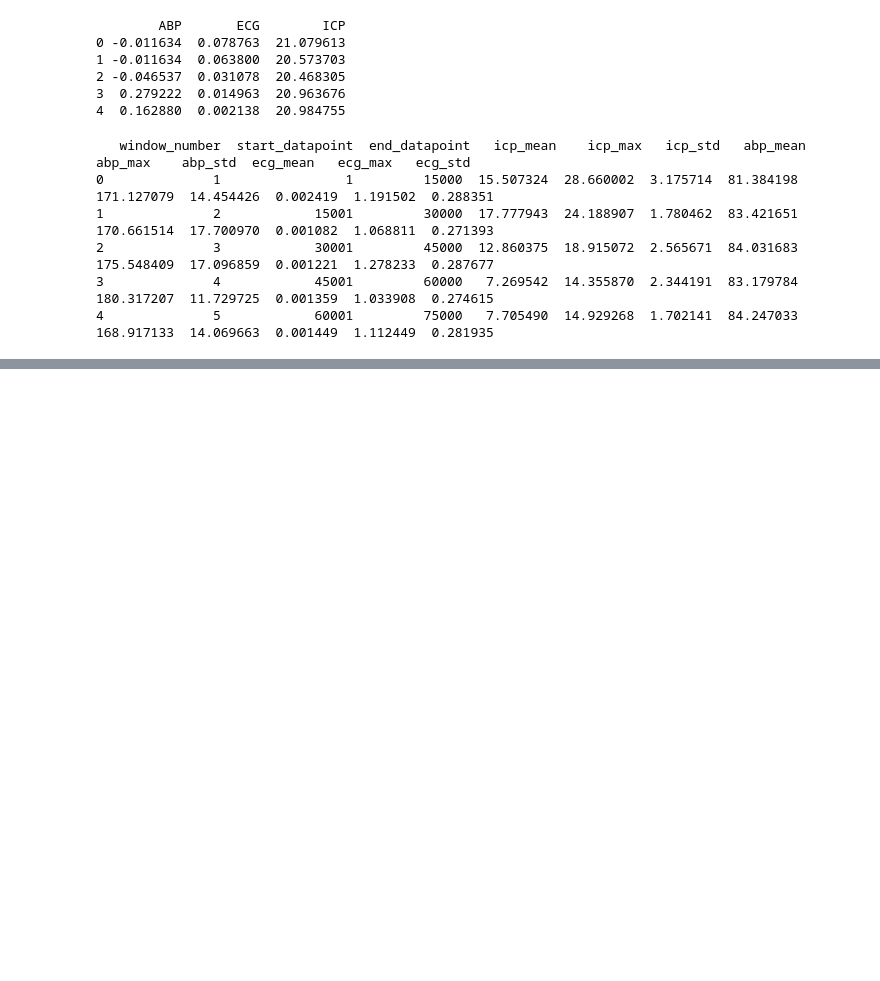
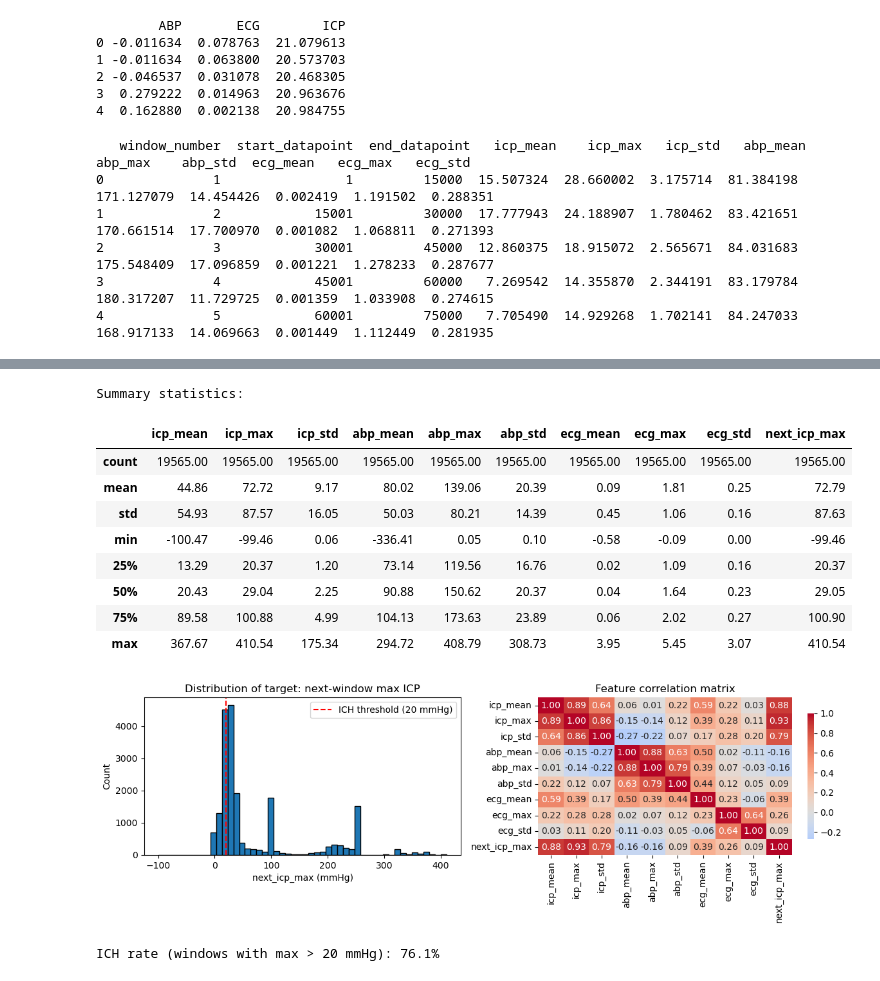
Before and after one commit to ajaybirh/ICPreg, a Jupyter notebook: ICP_reg.ipynb, the cells around one changed output, grey strips where cells are left out. Drawn from its saved outputs; the diff is of its cells as text; code cells hidden in the pictures; blank space fills up the shorter version.

```diff
--- a/ICP_reg.ipynb
+++ b/ICP_reg.ipynb
@@ -70,0 +149,12 @@ window_summary.head()
+# %%
+# Build the regression target PER patient so we never shift across patient boundaries.
+all_windows_df["next_icp_max"] = (
+    all_windows_df.groupby("patient_id")["icp_max"].shift(-1)
+)
+
+# Drop each patient's last window (no successor) and any rows with NaN features from std on single-row groups.
+regression_data_all = all_windows_df.dropna().reset_index(drop=True)
+
+print(f"Rows available for regression: {len(regression_data_all)}")
+print(regression_data_all["patient_id"].value_counts().sort_index())
+regression_data_all.head()
@@ -70,0 +184,47 @@ window_summary.head()
+# %%
+# ---- Descriptive statistics ----
+import matplotlib.pyplot as plt
+import seaborn as sns
+
+feature_cols = [
+    "icp_mean", "icp_max", "icp_std",
+    "abp_mean", "abp_max", "abp_std",
+    "ecg_mean", "ecg_max", "ecg_std",
+]
+target_col = "next_icp_max"
+
+print("Summary statistics:")
+display(regression_data_all[feature_cols + [target_col]].describe().round(2))
+
+# Target distribution
+fig, axes = plt.subplots(1, 2, figsize=(12, 4))
+axes[0].hist(regression_data_all[target_col], bins=50, edgecolor="black")
+axes[0].axvline(20, color="red", linestyle="--", label="ICH threshold (20 mmHg)")
+axes[0].set_xlabel("next_icp_max (mmHg)")
+axes[0].set_ylabel("Count")
+axes[0].set_title("Distribution of target: next-window max ICP")
+axes[0].legend()
+
+# Correlation heatmap
+corr = regression_data_all[feature_cols + [target_col]].corr()
+sns.heatmap(corr, annot=True, fmt=".2f", cmap="coolwarm", center=0,
+            cbar_kws={"shrink": 0.8}, ax=axes[1])
+axes[1].set_title("Feature correlation matrix")
+plt.tight_layout()
+plt.show()
+
+print(f"\nICH rate (windows with max > 20 mmHg): "
+      f"{(regression_data_all[target_col] > 20).mean():.1%}")
+# %% [output]
+Summary statistics:
+|  | icp_mean | icp_max | icp_std | abp_mean | abp_max | abp_std | ecg_mean | ecg_max | ecg_std | next_icp_max |
+| count | 19565.00 | 19565.00 | 19565.00 | 19565.00 | 19565.00 | 19565.00 | 19565.00 | 19565.00 | 19565.00 | 19565.00 |
+| mean | 44.86 | 72.72 | 9.17 | 80.02 | 139.06 | 20.39 | 0.09 | 1.81 | 0.25 | 72.79 |
+| std | 54.93 | 87.57 | 16.05 | 50.03 | 80.21 | 14.39 | 0.45 | 1.06 | 0.16 | 87.63 |
+| min | -100.47 | -99.46 | 0.06 | -336.41 | 0.05 | 0.10 | -0.58 | -0.09 | 0.00 | -99.46 |
+| 25% | 13.29 | 20.37 | 1.20 | 73.14 | 119.56 | 16.76 | 0.02 | 1.09 | 0.16 | 20.37 |
+| 50% | 20.43 | 29.04 | 2.25 | 90.88 | 150.62 | 20.37 | 0.04 | 1.64 | 0.23 | 29.05 |
+| 75% | 89.58 | 100.88 | 4.99 | 104.13 | 173.63 | 23.89 | 0.06 | 2.02 | 0.27 | 100.90 |
+| max | 367.67 | 410.54 | 175.34 | 294.72 | 408.79 | 308.73 | 3.95 | 5.45 | 3.07 | 410.54 |
+[figure, added]
+ICH rate (windows with max > 20 mmHg): 76.1%
```
Also changed, not shown: parts of 13 cells of this notebook, 5 other files.
